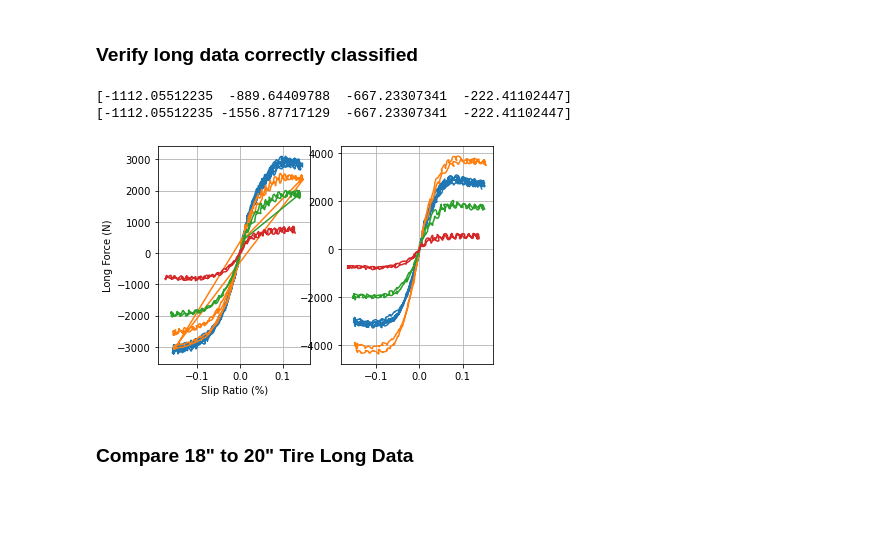
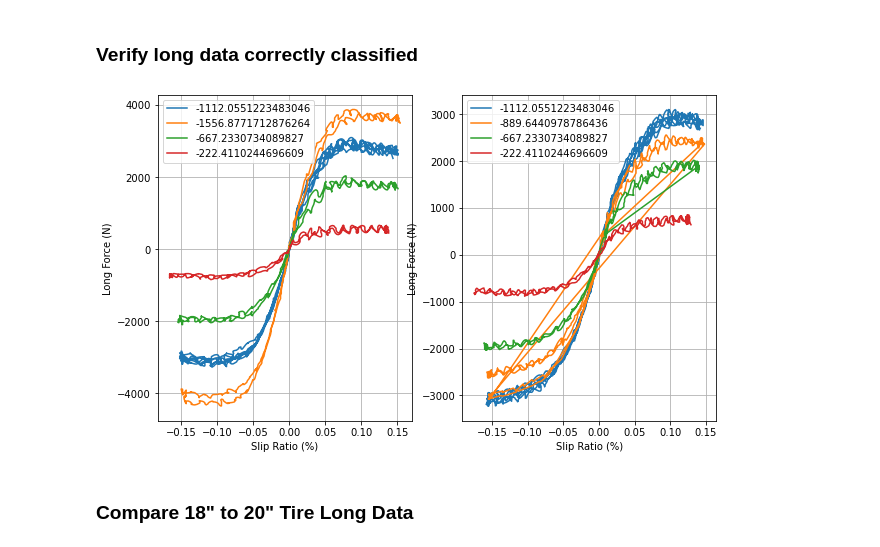
Before and after one commit to kierancoz/tire_analysis, a Jupyter notebook: tire_selection_and_analytics/determine_16in_long.ipynb, the cells around one changed output. Saved outputs shown, nothing was run; the diff lists cells and outputs as text; code cells hidden in the pictures; blank space fills up the shorter version.

```diff
--- a/tire_selection_and_analytics/determine_16in_long.ipynb
+++ b/tire_selection_and_analytics/determine_16in_long.ipynb
@@ -41,14 +41,12 @@ slip_angle = 0
 # %%
 for name, tire in tires.items():
     try:
-        df = data_helpers.import_data(sio.loadmat("../tire_data/new_processed_data/braking_{0}_run1.mat".format(name)))
-        df = df if tire["long_RUN"] is None else df[df["RUN"] == tire["long_RUN"]]
+        df = data_helpers.import_data(sio.loadmat(f"../tire_data/new_processed_data/braking_{name}_run{run_num}.mat"))
         tire["long"] = df[((df["velocity"] == velocity) & (df["pressure"] == pressure) & (df["camber"] == camber) & (df["slip"] == slip_angle))]
     except:
         print("Error getting long data for {0}".format(name))
     try:
-        df = data_helpers.import_data(sio.loadmat("../tire_data/new_processed_data/cornering_{0}_run1.mat".format(name)))
-        df = df if tire["lat_RUN"] is None else df[df["RUN"] == tire["lat_RUN"]]
+        df = data_helpers.import_data(sio.loadmat(f"../tire_data/new_processed_data/cornering_{name}_run{run_num}.mat"))
         tire["lat"] = df[((df["velocity"] == velocity) & (df["pressure"] == pressure) & (df["camber"] == camber))]
     except:
         print("Error getting lateral data for {0}".format(name))
@@ -56,27 +54,22 @@ for name, tire in tires.items():
 Error getting long data for hoosier_r25b_16x7-5_10x7
 # %% [markdown]
 ### Verify long data correctly classified
-# %%
-
-df_1_long = tires["hoosier_r25b_18x7-5_10x7"]["long"]
-df_2_long = tires["hoosier_r25b_20-5x7_13x7"]["long"]
-fig, (ax1, ax2) = plt.subplots(1,2)
-for load in df_1_long["load"].unique():
-    df = df_1_long[df_1_long["load"] == load]
-    ax1.plot(df["SL"], df["FX"], label = load)
-for load in df_2_long["load"].unique():
-    df = df_2_long[df_2_long["load"] == load]
-    ax2.plot(df["SL"], df["FX"], label = load)
-ax1.grid()
-ax2.grid()
-print(df_1_long["load"].unique())
-print(df_2_long["load"].unique())
-ax1.set_ylabel("Long Force (N)")
-ax1.set_xlabel("Slip Ratio (%)")
-plt.show()
-# %% [output]
-[-1112.05512235  -889.64409788  -667.23307341  -222.41102447]
-[-1112.05512235 -1556.87717129  -667.23307341  -222.41102447]
-[figure, removed]
+# %%
+fig = plt.figure(figsize=(10,6))
+count = 0
+for name, tire in tires.items():
+    if tire["long"] is not None:
+        count += 1
+        fig.add_subplot(1, 2, count)
+        for load in tire["long"]["load"].unique():
+            temp_df = tire["long"][tire["long"]["load"] == load]
+            plt.plot(temp_df["SL"], temp_df["FX"], label = load)
+        plt.legend()
+        plt.ylabel("Long Force (N)")
+        plt.xlabel("Slip Ratio (%)")
+        plt.grid(True)
+plt.show()
+# %% [output]
+[figure, added]
 # %% [markdown]
 ### Compare 18" to 20" Tire Long Data
```
Also changed, not shown: parts of 16 cells of this notebook, 2 other files.
